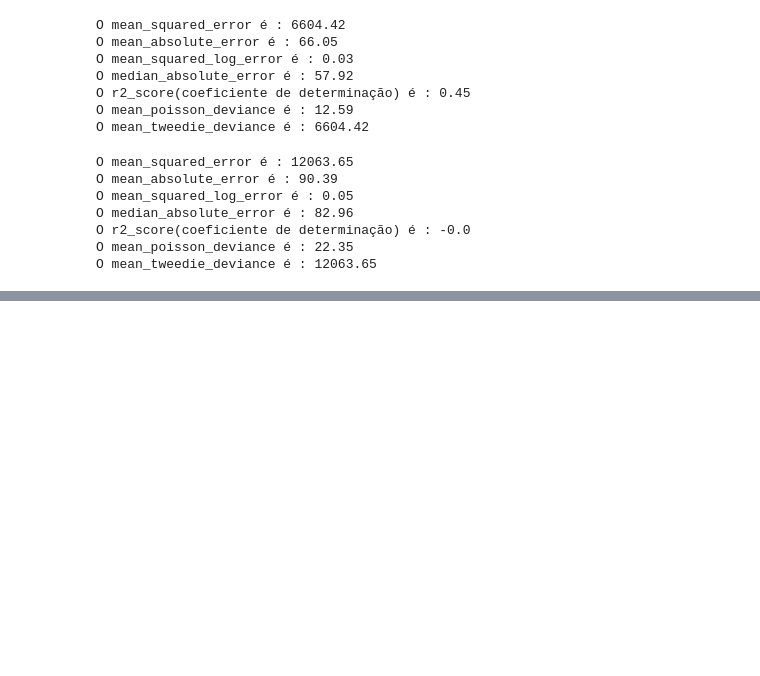
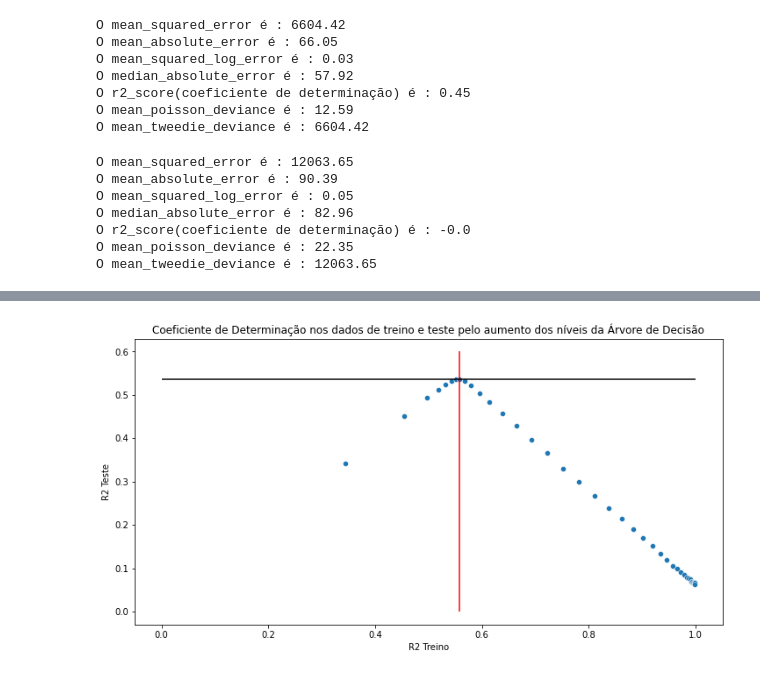
Before and after one commit to ClarisseAlvarenga/lives_twitch, a Jupyter notebook: Imersão_Alura_Dados_2_2020_Clarisse.ipynb, the cells around one changed output, grey strips where cells are left out. Saved outputs shown, nothing was run; the diff lists cells and outputs as text; code cells hidden in the pictures; blank space fills up the shorter version.

```diff
--- a/Imersão_Alura_Dados_2_2020_Clarisse.ipynb
+++ b/Imersão_Alura_Dados_2_2020_Clarisse.ipynb
@@ -1736,0 +1919,14 @@ O mean_tweedie_deviance é : 12063.65
+# %%
+lista_treino=[]
+lista_teste =[]
+#usando a função para o scoring de coeficiente de determinação
+def regressor_arvore_2(nivel):
+  #usando o numpy para setar a SEED, ele usa a SEED em tudo o que tiver na célula
+  np.random.seed(SEED)
+  #dividindo o dataset em partes e embaralhando as amostras
+  partes = KFold(n_splits=10,shuffle=True)
+  modelo_arvore = DecisionTreeRegressor(max_depth=nivel)
+  cv = cross_validate(modelo_arvore, X, y,cv=partes, return_train_score=True)
+  print(f'Treino {i} = {(cv["train_score"]).mean()} | Teste {i} = {(cv["test_score"]).mean()}')
+  lista_treino.append(cv["train_score"].mean())
+  lista_teste.append(cv["test_score"].mean())
@@ -1736,0 +1977,13 @@ O mean_tweedie_deviance é : 12063.65
+# %%
+#Desafio 05: Plotar um gráfico com test_score e train_test.
+plt.figure(figsize=(12,6))
+ax = sns.scatterplot(x=lista_treino, y=lista_teste)
+ax.set_title('Coeficiente de Determinação nos dados de treino e teste pelo aumento dos níveis da Árvore de Decisão')
+#linha vertical buscando o valor na lista de treino pelo index do valor máximo nos testes
+ax.vlines(x=lista_treino[lista_teste.index(max(lista_teste))], ymin=0, ymax=0.6, colors='r')
+#linha horizontal no valor máximo do R2 na lista de testes
+ax.hlines(y=max(lista_teste), xmin=0, xmax=1, colors='k')
+ax.set_xlabel('R2 Treino')
+ax.set_ylabel('R2 Teste');
+# %% [output]
+[figure, added]
```
Also changed, not shown: parts of 66 cells of this notebook.
